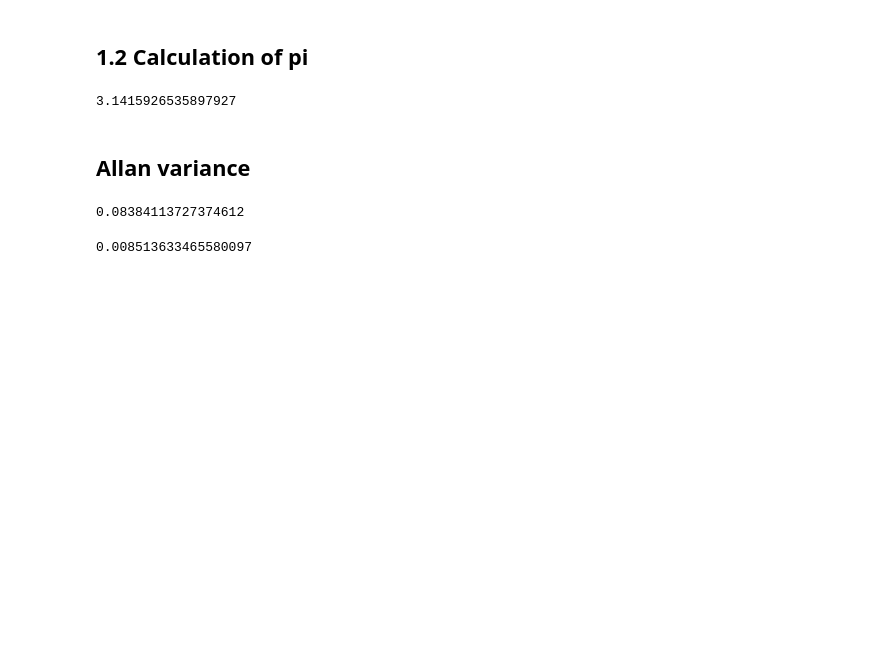
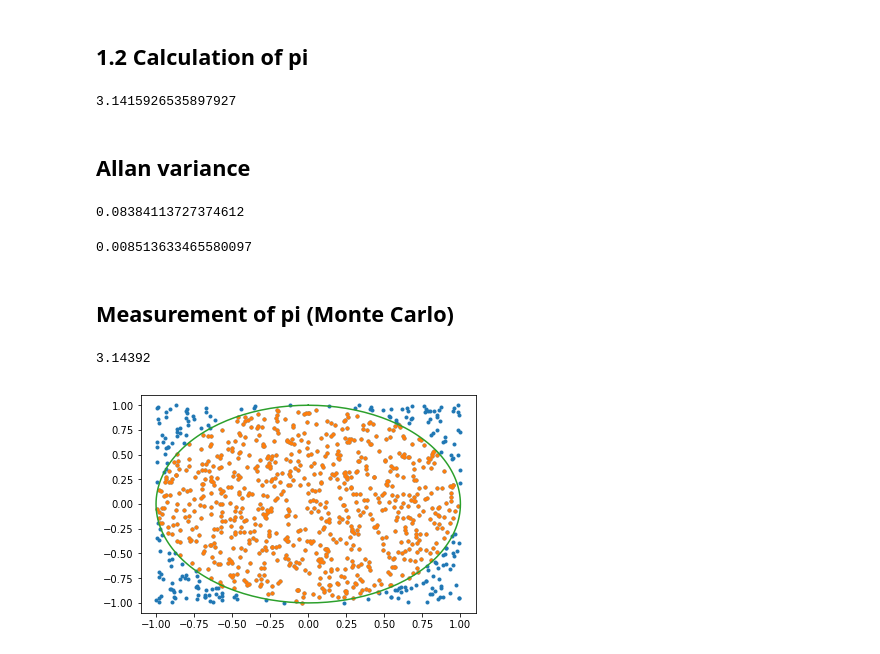
Before and after one commit to clade/edpif2019, a Jupyter notebook: module2/exos_numpy.ipynb, the cells around one changed output. Saved outputs shown, nothing was run; the diff lists cells and outputs as text; code cells hidden in the pictures; blank space fills up the shorter version.

```diff
--- a/module2/exos_numpy.ipynb
+++ b/module2/exos_numpy.ipynb
@@ -50,3 +50,29 @@ def allan_variance(data, n):
 allan_variance(np.random.rand(100000), 10)
 # %% [output]
 0.008513633465580097
+# %% [markdown]
+## Measurement of pi (Monte Carlo)
+# %%
+import numpy as np
+from numpy import pi
+from numpy.random import rand
+import matplotlib.pyplot as plt
+
+N = 1000
+X = 2*rand(N)-1
+Y = 2*rand(N)-1
+plt.figure()
+plt.plot(X,Y, '.')
+cond = (X**2 + Y**2)<1
+plt.plot(X[cond],Y[cond], '.')
+theta = np.linspace(0, 2*pi, 201)
+plt.plot(np.sin(theta), np.cos(theta))
+def mesure_pi(N):
+    X = 2*rand(N)-1
+    Y = 2*rand(N)-1
+    Nb_points = np.sum((X**2 + Y**2)<1)
+    return 4*Nb_points/float(N)
+print(mesure_pi(1000000))
+# %% [output]
+3.14392
+[figure, added]
```
Also changed, not shown: parts of 6 cells of this notebook.
